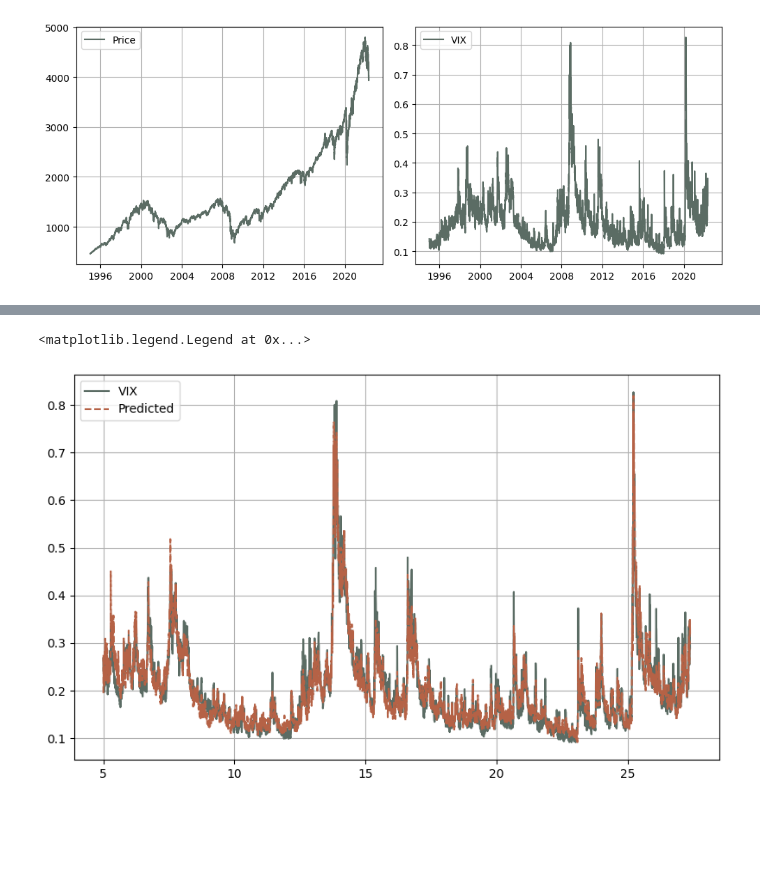
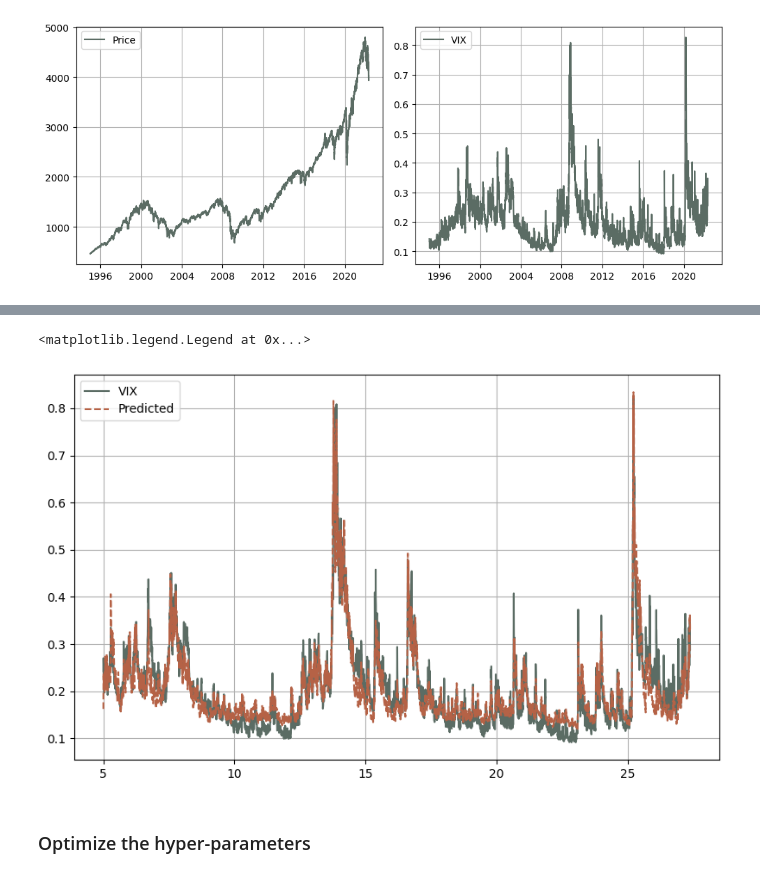
Before and after one commit to MrG1raffe/signature, a Jupyter notebook: notebooks/SPX-VIX_EFM-Signature.ipynb, the cells around one changed output, grey strips where cells are left out. Drawn from its saved outputs; the diff is of its cells as text; code cells hidden in the pictures; blank space fills up the shorter version.

```diff
--- a/notebooks/SPX-VIX_EFM-Signature.ipynb
+++ b/notebooks/SPX-VIX_EFM-Signature.ipynb
@@ -97,49 +85,49 @@ The autoreload extension is already loaded. To reload it, use:
 #     np.log(spx),
 # ]).T
 # trunc = 3
-# # lam = np.array([8.95, 1.52])
-# # lam = np.array([8.68560156, 1.52, 1.52])
-# lam = np.array([2.35259895, 7.72876237, 5.70697432])
+# lam = np.array([2, 8, 6])
 # kwargs = {"lead_lag": True, "lead_lag_idx": jnp.array([1])}
+
+path = np.vstack([
+    time_grid,
+    np.log(spx),
+    np.concatenate([[0], np.cumsum(np.diff(np.log(spx))**2)]),
+]).T
+trunc = 2
+lam = np.array([10, 10, 10])
+kwargs = {}
 
 # path = np.vstack([
 #     time_grid,
 #     np.log(spx),
-#     np.concatenate([[0], np.cumsum(np.diff(np.log(spx))**2)]),
+#     np.concatenate([np.log(spx)[0:1], np.log(spx)[0:-1]]),
 # ]).T
-# trunc = 2
-# # lam = np.array([ 9.08772095, 11.76694172,  1.49204462])
-# lam = np.array([29.68994729, 16.64904537,  2.19020154])
+# trunc = 3
+# lam = np.array([9, 1, 1])
 # kwargs = {}
-
-path = np.vstack([
-    time_grid,
-    np.log(spx),
-    np.concatenate([np.log(spx)[0:1], np.log(spx)[0:-1]]),
-]).T
-trunc = 3
-lam = np.array([8.95, 1.52, 1.52])
-kwargs = {}
 
 
 dim = path.shape[1]
 if "lead_lag_idx" in kwargs:
     dim += kwargs["lead_lag_idx"].size
 
 X = np.hstack([time_grid[:, None], path])
 y = vix[burn_in:]
 
 pipe = Pipeline([
     ('sig', EFMSignatureTransform(trunc=trunc, lam=lam, burn_in=burn_in, **kwargs)),
+    # ('sig', RollingSignatureTransform(trunc=trunc, window_size=10, burn_in=burn_in, **kwargs)),
     ('scaler', StandardScaler()),
     ('regressor', Ridge())
 ])
 
 pipe.fit(X, y)
 
 plt.plot(time_grid[burn_in:], y, label="VIX")
 plt.plot(time_grid[burn_in:], pipe.predict(X), "--", label="Predicted")
 plt.legend()
 # %% [output]
 <matplotlib.legend.Legend at 0x...>
-[figure, old version]
+[figure, new version]
+# %% [markdown]
+### Optimize the hyper-parameters
```
Also changed, not shown: parts of 18 cells of this notebook, 5 other files.
